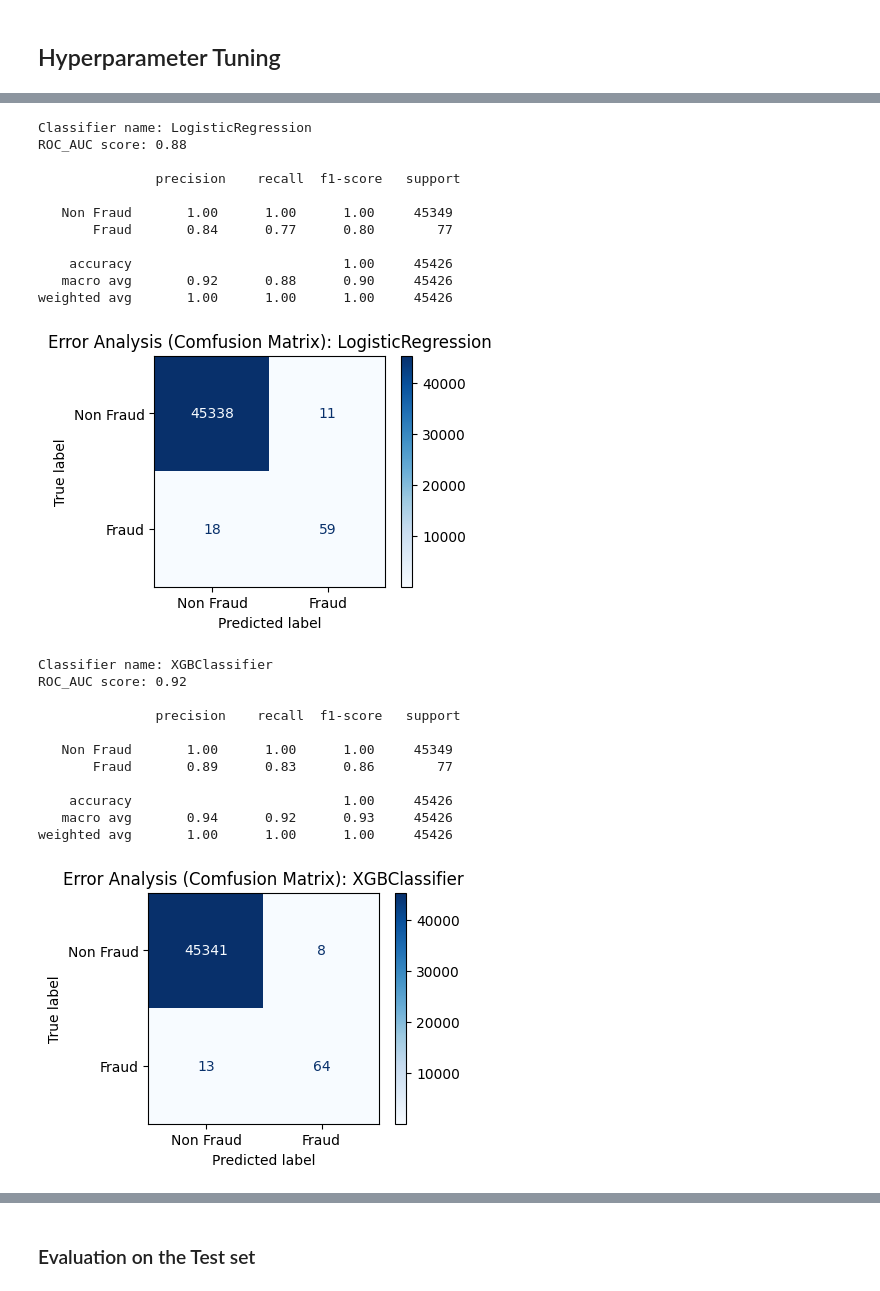
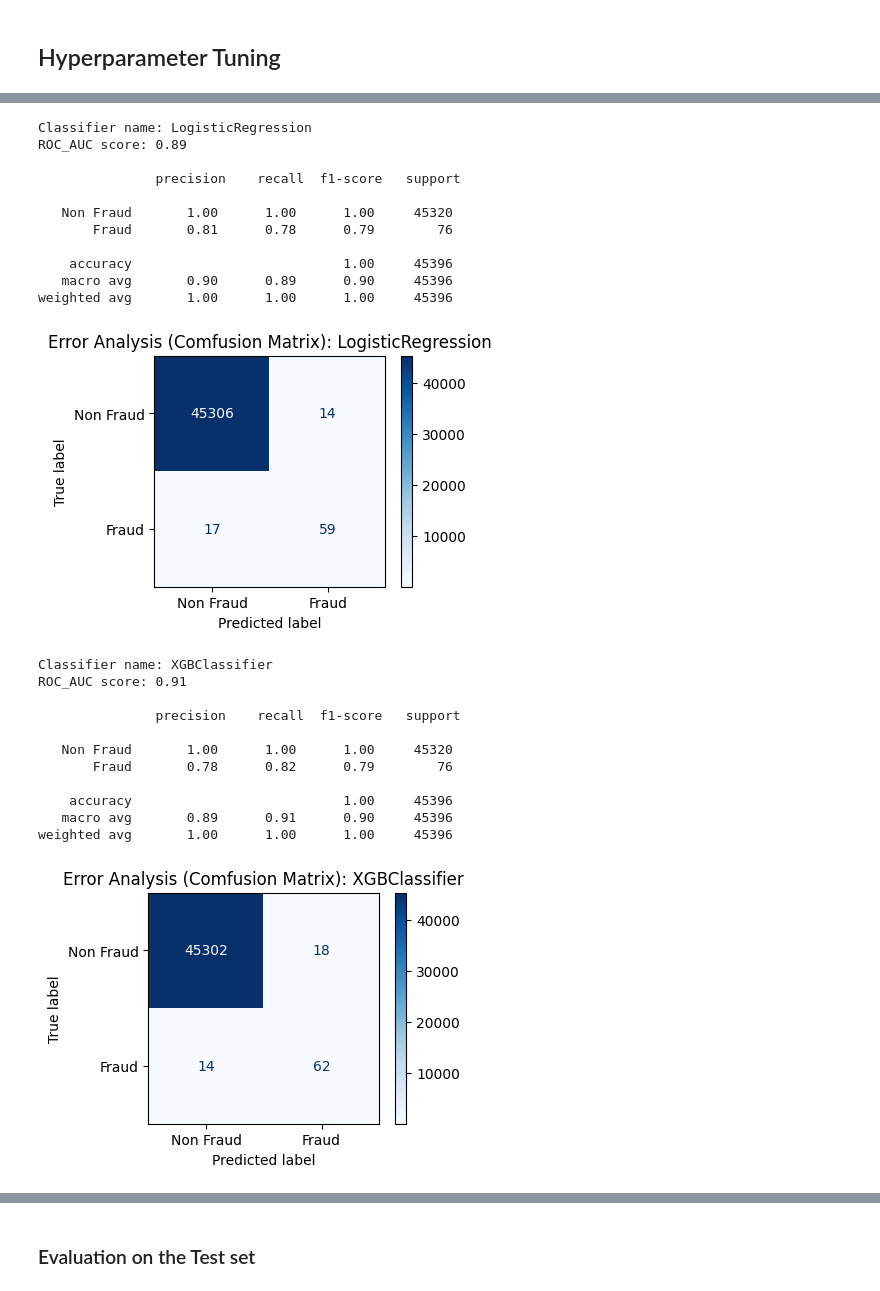
Before and after one commit to KevinChima/Credit-Card-Fraud, a Jupyter notebook: CreditCardFraud.ipynb, the cells around one changed output, grey strips where cells are left out. Cells and saved outputs as stored; diff of their text form; code cells hidden in the pictures.

```diff
--- a/CreditCardFraud.ipynb
+++ b/CreditCardFraud.ipynb
@@ -198,8 +196,8 @@ train, test = train_test_split(df, stratify=df['Class'], test_size=0.2, random_s
 # %%
 # drop duplicated rows in the dataframe
-train = train.drop_duplicates()
+df = df.drop_duplicates()
 
 # check for duplicates
-train.duplicated().sum()
+df.duplicated().sum()
 # %% [output]
 0
@@ -788,8 +787,8 @@ def find_best_threshold(y_true, y_pred_probs):
 
     return best_threshold, best_f1
 # %%
-def train_evaluate(clfs=None, labels=None, cm=False, over=False, weight=False, class_report=False, eval_set=True,
-                   over_sampling=SMOTE(), under=False, undersampling=RandomUnderSampler(), selector=False, k='all',
+def train_evaluate(clfs=None, labels=None, cm=False, over=False, weight=False, class_report=False, eval_set=True, k='all',
+                   over_sampling=SMOTE(), under=False, undersampling=RandomUnderSampler(), selector=False, thresh=False,
                    autoencoder=False, hidden_units=[64,32], encoding_units=21, sparsity=False, input_shape=X_train.shape[1]):
 
     # creates an empty dataframe with the metrics of interest as the column names
@@ -822,11 +821,14 @@ def train_evaluate(clfs=None, labels=None, cm=False, over=False, weight=False, c
                         X_train_resampled, y_train_resampled = pipeline[:-1].fit_resample(X_train, y_train)
                     else:
                         X_train_resampled, y_train_resampled = pipeline[:-2].fit_resample(X_train, y_train)
+
+                    # Compute class weights based on the resampled data
+                    class_weights = compute_class_weight(class_weight='balanced',
+                                                     classes=np.unique(y_train_resampled), y=y_train_resampled)
                 else:
-                    pass
-                # Compute class weights based on the resampled data
-                class_weights = compute_class_weight(class_weight='balanced',
-                                                     classes=np.unique(y_train_resampled), y=y_train_resampled)
+                    # Compute class weights based on the resampled data
+                    class_weights = compute_class_weight(class_weight='balanced',
+                                                     classes=np.unique(y_train), y=y_train)
 
                 # Convert class_weights to a dictionary
                 class_weights_dict = {i: w for i, w in enumerate(class_weights)}
@@ -839,9 +841,12 @@ def train_evaluate(clfs=None, labels=None, cm=False, over=False, weight=False, c
             pipeline.fit(X_train, y_train)
 
             if eval_set:
-                y_pred_probs = pipeline.predict_proba(X_val)[:, 1]  # Get predicted probabilities for positive class
-                best_threshold, best_f1 = find_best_threshold(y_val, y_pred_probs)  # Find best threshold using previous code
-                y_preds = (y_pred_probs >= best_threshold).astype(int)  # Apply best threshold to get binary predictions
+                if thresh:
+                    y_pred_probs = pipeline.predict_proba(X_val)[:, 1]  # Get predicted probabilities for positive class
+                    best_threshold, best_f1 = find_best_threshold(y_val, y_pred_probs)  # Find best threshold using previous code
+                    y_preds = (y_pred_probs >= best_threshold).astype(int)  # Apply best threshold to get binary predictions
+                else:
+                    y_preds = pipeline.predict(X_val)
 
                 # Evaluate model
                 report, clf_report, auc_report = get_clf_report(y_val, y_preds, labels)
@@ -878,7 +883,10 @@ def train_evaluate(clfs=None, labels=None, cm=False, over=False, weight=False, c
     else:
         print('Provide a dictionary of valid classifier(s)')
 
-    return pipeline, best_threshold, results_df
+    if not thresh:
+        return pipeline, results_df
+    else:
+        return pipeline, best_threshold, results_df
 # %%
 classifiers = {'RandomForestClassifier': RandomForestClassifier(),
                'LogisticRegression': LogisticRegression(max_iter=1000),
@@ -1114,8 +1174,8 @@ best_params = {
 # %%
-classifiers = {'RandomForestClassifier': RandomForestClassifier(random_state=42, n_jobs=-1),
+classifiers = {'RandomForestClassifier': RandomForestClassifier(**best_params['RandomForestClassifier'], random_state=42, n_jobs=-1),
                'LogisticRegression': LogisticRegression(**best_params['LogisticRegression'], n_jobs=-1),
-               'XGBClassifier':XGBClassifier(**best_params['XGBClassifier'], random_state=42),
-               'LGBMClassifier':LGBMClassifier(**best_params['LGBMClassifier'], random_state=42, n_jobs=-1)}
+               'XGBClassifier': XGBClassifier(**best_params['XGBClassifier'], random_state=42),
+               'LGBMClassifier': LGBMClassifier(**best_params['LGBMClassifier'], random_state=42, n_jobs=-1)}
 
 models = list(classifiers.items())
 
@@ -1140,35 +1200,34 @@ weighted avg       1.00      1.00      1.00     45426
 # %%
-_, _, table_4 = train_evaluate(dict(models[1:2]), over=True, over_sampling=SMOTE(sampling_strategy=.5, k_neighbors=4),
-                               cm=True,under=True, undersampling=RandomUnderSampler(sampling_strategy=.5), labels=labels,
+_, table_4 = train_evaluate(dict(models[1:2]), over=True, over_sampling=SMOTE(sampling_strategy=.5, k_neighbors=4, random_state=42),
+                               cm=True,under=True, undersampling=RandomUnderSampler(sampling_strategy=.5, random_state=42), labels=labels,
                                class_report=True)
 # %% [output]
 Classifier name: LogisticRegression
-ROC_AUC score: 0.88
+ROC_AUC score: 0.89
 
                precision    recall  f1-score   support
 
-   Non Fraud       1.00      1.00      1.00     45349
-       Fraud       0.84      0.77      0.80        77
+   Non Fraud       1.00      1.00      1.00     45320
+       Fraud       0.81      0.78      0.79        76
 
-    accuracy                           1.00     45426
-   macro avg       0.92      0.88      0.90     45426
-weighted avg       1.00      1.00      1.00     45426
+    accuracy                           1.00     45396
+   macro avg       0.90      0.89      0.90     45396
+weighted avg       1.00      1.00      1.00     45396
 [figure]
 # %%
-_, _, table_5 = train_evaluate(dict(models[2:3]), over=True, over_sampling=SMOTE(sampling_strategy=.5, k_neighbors=6),
-                               cm=True,under=True, undersampling=RandomUnderSampler(sampling_strategy=.5), labels=labels,
-                               class_report=True)
+_, table_5 = train_evaluate(dict(models[2:3]), over=True, over_sampling=SMOTE(sampling_strategy=1, k_neighbors=6, random_state=42),
+                               cm=True, weight=True, labels=labels, class_report=True)
 # %% [output]
 Classifier name: XGBClassifier
-ROC_AUC score: 0.92
+ROC_AUC score: 0.91
 
                precision    recall  f1-score   support
 
-   Non Fraud       1.00      1.00      1.00     45349
-       Fraud       0.89      0.83      0.86        77
+   Non Fraud       1.00      1.00      1.00     45320
+       Fraud       0.78      0.82      0.79        76
 
-    accuracy                           1.00     45426
-   macro avg       0.94      0.92      0.93     45426
-weighted avg       1.00      1.00      1.00     45426
+    accuracy                           1.00     45396
+   macro avg       0.89      0.91      0.90     45396
+weighted avg       1.00      1.00      1.00     45396
-[figure, old version]
+[figure, new version]
 # %%
```
Also changed, not shown: parts of 54 cells of this notebook.
